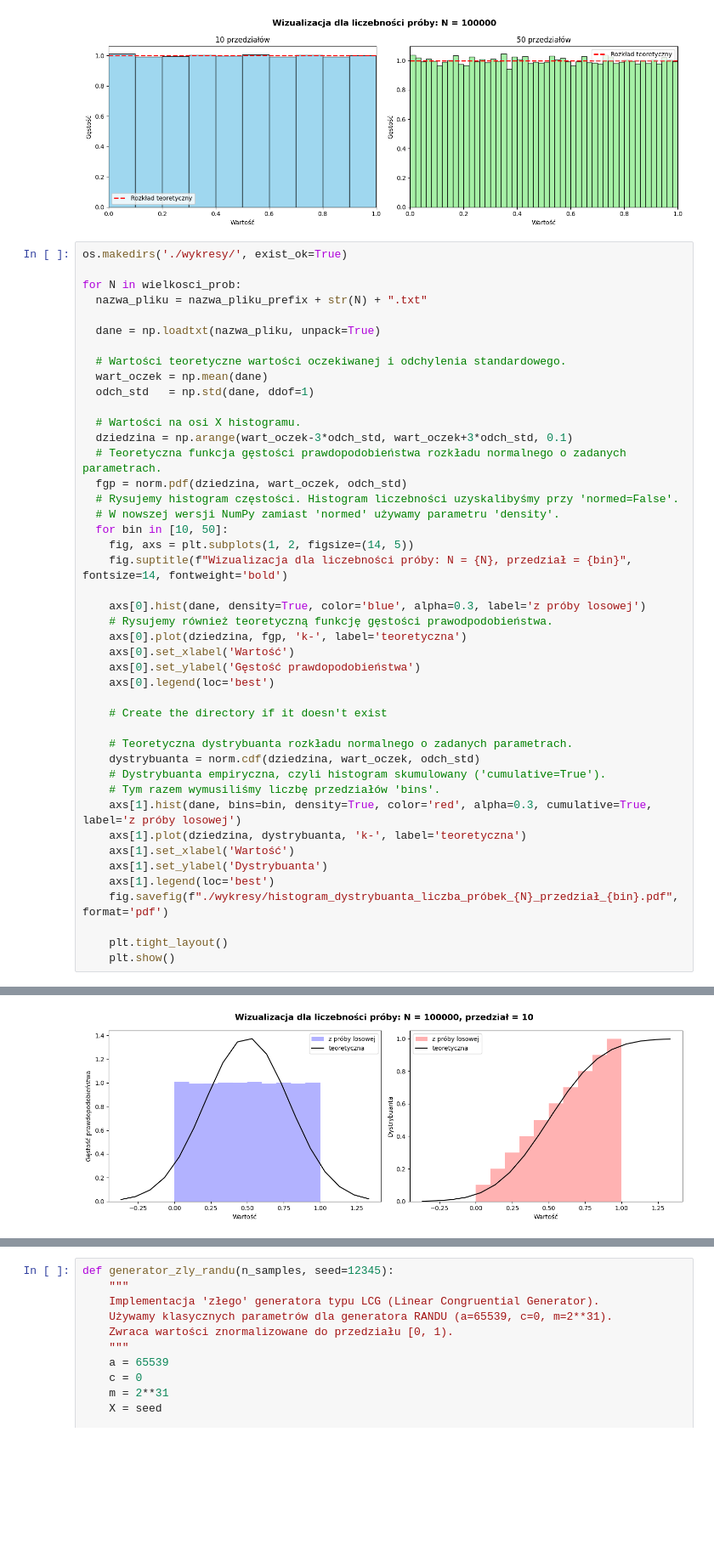
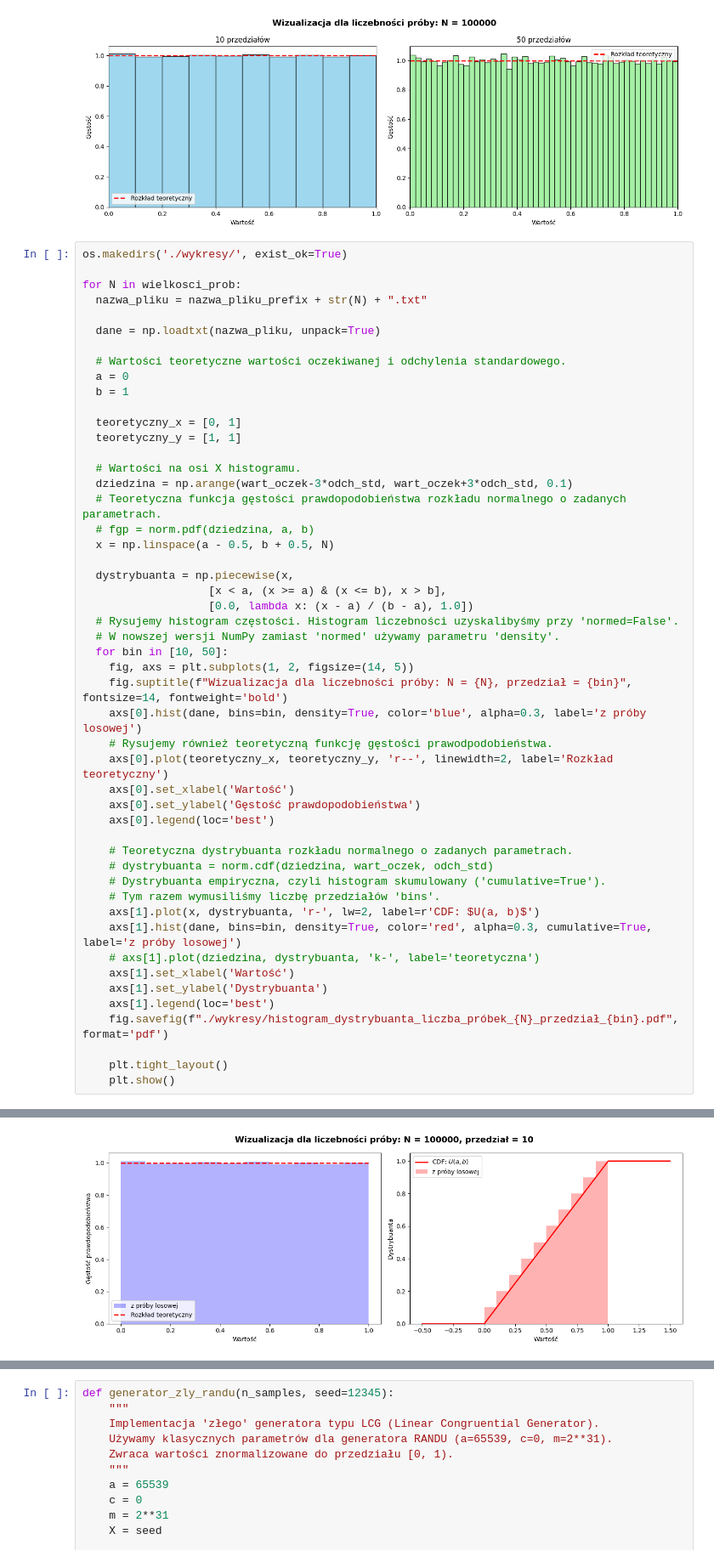
Before and after one commit to cncPomper/MMC, a Jupyter notebook: MMC_lab_2.ipynb, the cells around one changed output, grey strips where cells are left out. Shown at 85% size. Saved outputs shown, nothing was run; the diff lists cells and outputs as text; blank space fills up the shorter version.

```diff
--- a/MMC_lab_2.ipynb
+++ b/MMC_lab_2.ipynb
@@ -68,34 +68,40 @@ for N in wielkosci_prob:
   dane = np.loadtxt(nazwa_pliku, unpack=True)
 
   # Wartości teoretyczne wartości oczekiwanej i odchylenia standardowego.
-  wart_oczek = np.mean(dane)
-  odch_std   = np.std(dane, ddof=1)
+  a = 0
+  b = 1
+
+  teoretyczny_x = [0, 1]
+  teoretyczny_y = [1, 1]
 
   # Wartości na osi X histogramu.
   dziedzina = np.arange(wart_oczek-3*odch_std, wart_oczek+3*odch_std, 0.1)
   # Teoretyczna funkcja gęstości prawdopodobieństwa rozkładu normalnego o zadanych parametrach.
-  fgp = norm.pdf(dziedzina, wart_oczek, odch_std)
+  # fgp = norm.pdf(dziedzina, a, b)
+  x = np.linspace(a - 0.5, b + 0.5, N)
+
+  dystrybuanta = np.piecewise(x,
+                   [x < a, (x >= a) & (x <= b), x > b],
+                   [0.0, lambda x: (x - a) / (b - a), 1.0])
   # Rysujemy histogram częstości. Histogram liczebności uzyskalibyśmy przy 'normed=False'.
   # W nowszej wersji NumPy zamiast 'normed' używamy parametru 'density'.
   for bin in [10, 50]:
     fig, axs = plt.subplots(1, 2, figsize=(14, 5))
     fig.suptitle(f"Wizualizacja dla liczebności próby: N = {N}, przedział = {bin}", fontsize=14, fontweight='bold')
-
-    axs[0].hist(dane, density=True, color='blue', alpha=0.3, label='z próby losowej')
+    axs[0].hist(dane, bins=bin, density=True, color='blue', alpha=0.3, label='z próby losowej')
     # Rysujemy również teoretyczną funkcję gęstości prawodpodobieństwa.
-    axs[0].plot(dziedzina, fgp, 'k-', label='teoretyczna')
+    axs[0].plot(teoretyczny_x, teoretyczny_y, 'r--', linewidth=2, label='Rozkład teoretyczny')
     axs[0].set_xlabel('Wartość')
     axs[0].set_ylabel('Gęstość prawdopodobieństwa')
     axs[0].legend(loc='best')
 
-    # Create the directory if it doesn't exist
-
     # Teoretyczna dystrybuanta rozkładu normalnego o zadanych parametrach.
-    dystrybuanta = norm.cdf(dziedzina, wart_oczek, odch_std)
+    # dystrybuanta = norm.cdf(dziedzina, wart_oczek, odch_std)
     # Dystrybuanta empiryczna, czyli histogram skumulowany ('cumulative=True').
     # Tym razem wymusiliśmy liczbę przedziałów 'bins'.
+    axs[1].plot(x, dystrybuanta, 'r-', lw=2, label=r'CDF: $U(a, b)$')
     axs[1].hist(dane, bins=bin, density=True, color='red', alpha=0.3, cumulative=True, label='z próby losowej')
-    axs[1].plot(dziedzina, dystrybuanta, 'k-', label='teoretyczna')
+    # axs[1].plot(dziedzina, dystrybuanta, 'k-', label='teoretyczna')
     axs[1].set_xlabel('Wartość')
     axs[1].set_ylabel('Dystrybuanta')
     axs[1].legend(loc='best')
@@ -111 +117 @@ for N in wielkosci_prob:
-[figure, old version]
+[figure, new version]
```
Also changed, not shown: parts of 2 cells of this notebook.
